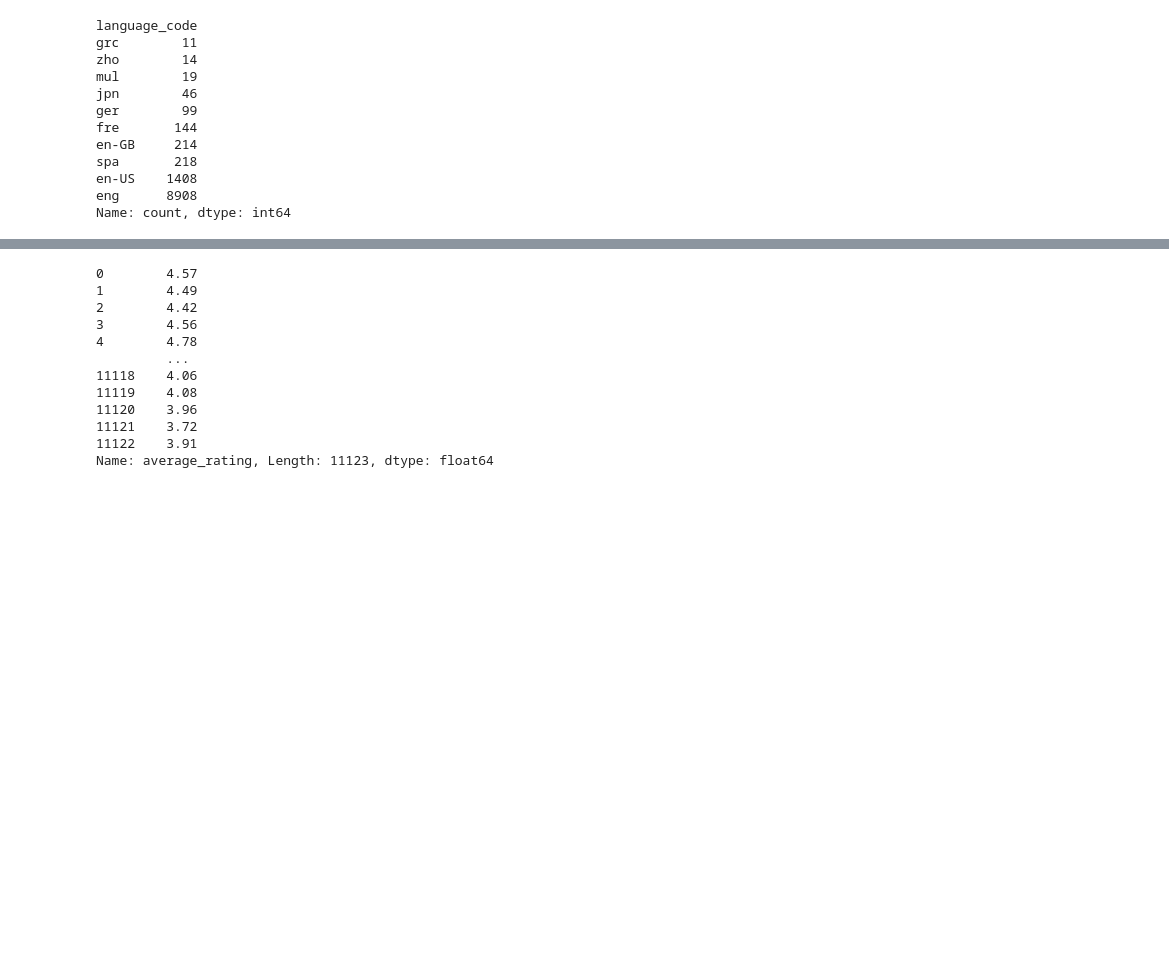
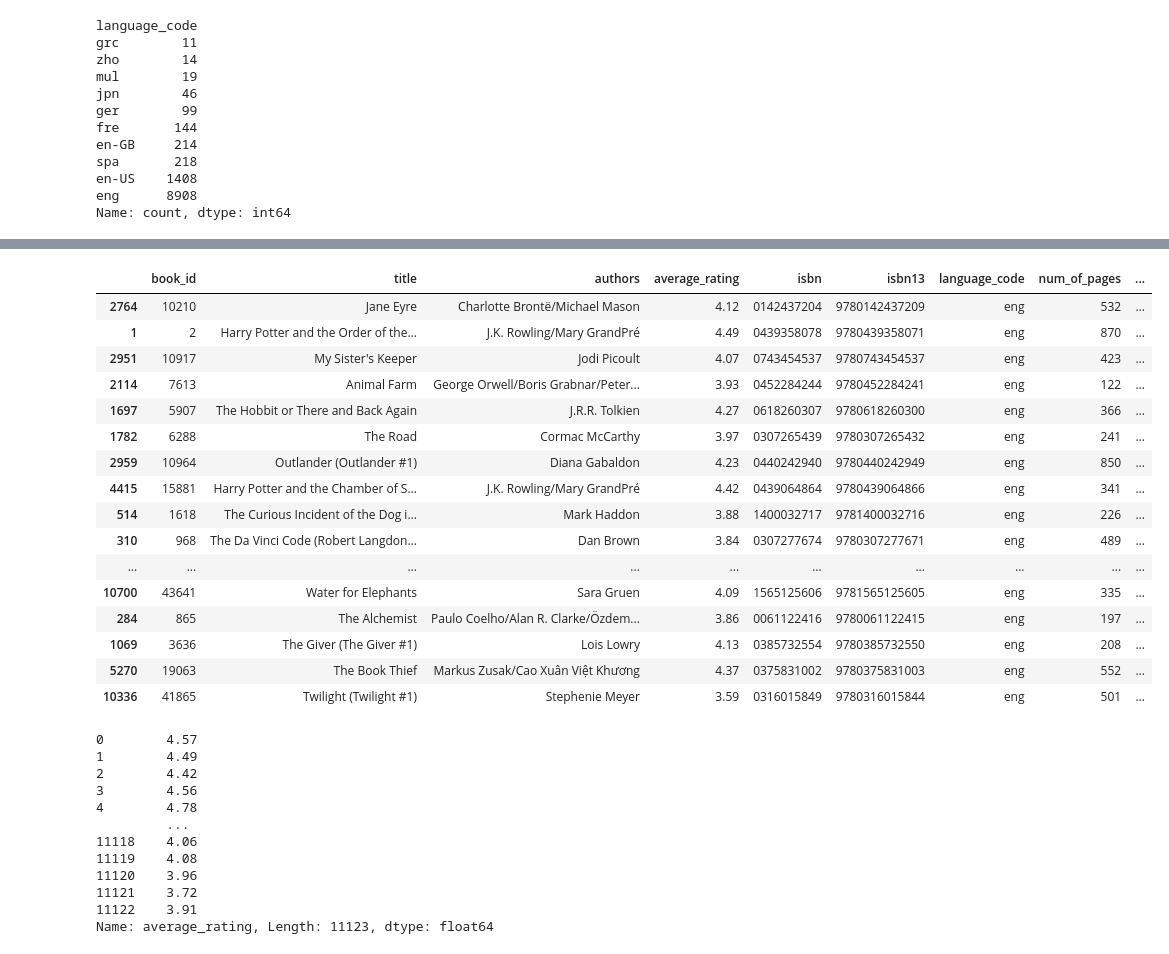
Before and after one commit to tanveerm176/book-recommendation-system, a Jupyter notebook: book-recommender.ipynb, the cells around one changed output, grey strips where cells are left out. Drawn from its saved outputs; the diff is of its cells as text; code cells hidden in the pictures; blank space fills up the shorter version.

```diff
--- a/book-recommender.ipynb
+++ b/book-recommender.ipynb
@@ -329,6 +330,25 @@ fig.show()
 # %%
 most_text = books_data.sort_values('text_reviews_count', ascending=False).head(20)
 most_text=most_text.sort_values(by='text_reviews_count', ascending=True)
+most_text
+# %% [output]
+|  | book_id | title | authors | average_rating | isbn | isbn13 | language_code | num_of_pages | ... |
+| 2764 | 10210 | Jane Eyre | Charlotte Brontë/Michael Mason | 4.12 | 0142437204 | 9780142437209 | eng | 532 | ... |
+| 1 | 2 | Harry Potter and the Order of the... | J.K. Rowling/Mary GrandPré | 4.49 | 0439358078 | 9780439358071 | eng | 870 | ... |
+| 2951 | 10917 | My Sister's Keeper | Jodi Picoult | 4.07 | 0743454537 | 9780743454537 | eng | 423 | ... |
+| 2114 | 7613 | Animal Farm | George Orwell/Boris Grabnar/Peter... | 3.93 | 0452284244 | 9780452284241 | eng | 122 | ... |
+| 1697 | 5907 | The Hobbit or There and Back Again | J.R.R. Tolkien | 4.27 | 0618260307 | 9780618260300 | eng | 366 | ... |
+| 1782 | 6288 | The Road | Cormac McCarthy | 3.97 | 0307265439 | 9780307265432 | eng | 241 | ... |
+| 2959 | 10964 | Outlander (Outlander #1) | Diana Gabaldon | 4.23 | 0440242940 | 9780440242949 | eng | 850 | ... |
+| 4415 | 15881 | Harry Potter and the Chamber of S... | J.K. Rowling/Mary GrandPré | 4.42 | 0439064864 | 9780439064866 | eng | 341 | ... |
+| 514 | 1618 | The Curious Incident of the Dog i... | Mark Haddon | 3.88 | 1400032717 | 9781400032716 | eng | 226 | ... |
+| 310 | 968 | The Da Vinci Code (Robert Langdon... | Dan Brown | 3.84 | 0307277674 | 9780307277671 | eng | 489 | ... |
+| ... | ... | ... | ... | ... | ... | ... | ... | ... | ... |
+| 10700 | 43641 | Water for Elephants | Sara Gruen | 4.09 | 1565125606 | 9781565125605 | eng | 335 | ... |
+| 284 | 865 | The Alchemist | Paulo Coelho/Alan R. Clarke/Özdem... | 3.86 | 0061122416 | 9780061122415 | eng | 197 | ... |
+| 1069 | 3636 | The Giver (The Giver #1) | Lois Lowry | 4.13 | 0385732554 | 9780385732550 | eng | 208 | ... |
+| 5270 | 19063 | The Book Thief | Markus Zusak/Cao Xuân Việt Khương | 4.37 | 0375831002 | 9780375831003 | eng | 552 | ... |
+| 10336 | 41865 | Twilight (Twilight #1) | Stephenie Meyer | 3.59 | 0316015849 | 9780316015844 | eng | 501 | ... |
 # %%
 # Create a list of distinct colors for each bar
 bar_colors = [color_palette[i % len(color_palette)] for i in range(len(most_text))]
```
Also changed, not shown: parts of 6 cells of this notebook, 12 other files.
